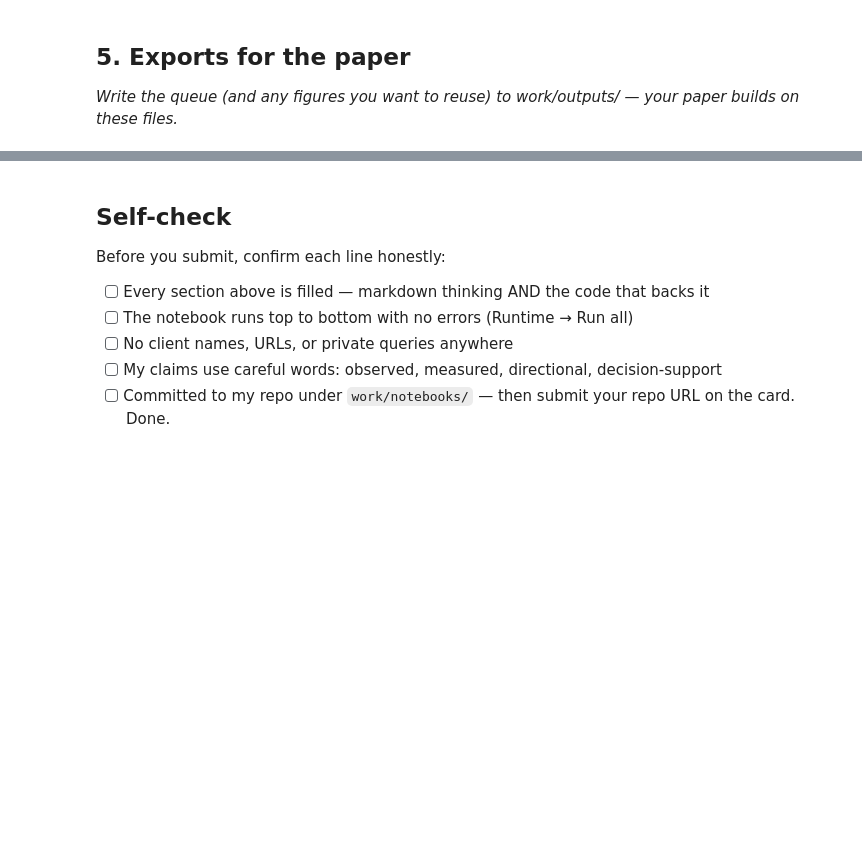
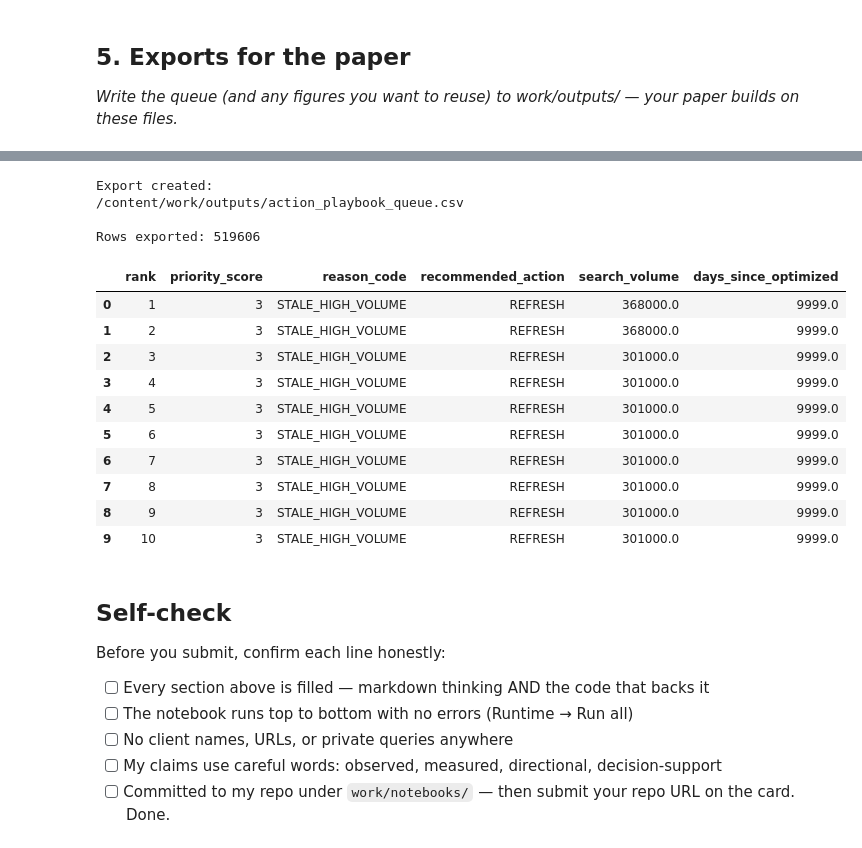
Before and after one commit to Abdullah200401/flyrank-ml-internship, a Jupyter notebook: work/notebooks/w07_action_playbook.ipynb, the cells around one changed output, grey strips where cells are left out. Drawn from its saved outputs; the diff is of its cells as text; code cells hidden in the pictures; blank space fills up the shorter version.

```diff
--- a/work/notebooks/w07_action_playbook.ipynb
+++ b/work/notebooks/w07_action_playbook.ipynb
@@ -41,6 +344,52 @@ This skeleton is yours to fill. Work the sections **in order** — each one has
 # %%
 # This cell is for CODE (numbers, a query, a check).
 # Write your text answer in the cell ABOVE this one — typing sentences here breaks Run All.
+# Section 5: Export ranked queue
+
+import os
+
+os.makedirs("/content/work/outputs", exist_ok=True)
+
+export_columns = [
+    "rank",
+    "priority_score",
+    "reason_code",
+    "recommended_action",
+    "search_volume",
+    "days_since_optimized"
+]
+
+queue_export = playbook_df[export_columns].copy()
+
+output_path = "/content/work/outputs/action_playbook_queue.csv"
+
+queue_export.to_csv(
+    output_path,
+    index=False
+)
+
+print("Export created:")
+print(output_path)
+
+print("\nRows exported:", len(queue_export))
+
+display(queue_export.head(10))
+# %% [output]
+Export created:
+/content/work/outputs/action_playbook_queue.csv
+
+Rows exported: 519606
+|  | rank | priority_score | reason_code | recommended_action | search_volume | days_since_optimized |
+| 0 | 1 | 3 | STALE_HIGH_VOLUME | REFRESH | 368000.0 | 9999.0 |
+| 1 | 2 | 3 | STALE_HIGH_VOLUME | REFRESH | 368000.0 | 9999.0 |
+| 2 | 3 | 3 | STALE_HIGH_VOLUME | REFRESH | 301000.0 | 9999.0 |
+| 3 | 4 | 3 | STALE_HIGH_VOLUME | REFRESH | 301000.0 | 9999.0 |
+| 4 | 5 | 3 | STALE_HIGH_VOLUME | REFRESH | 301000.0 | 9999.0 |
+| 5 | 6 | 3 | STALE_HIGH_VOLUME | REFRESH | 301000.0 | 9999.0 |
+| 6 | 7 | 3 | STALE_HIGH_VOLUME | REFRESH | 301000.0 | 9999.0 |
+| 7 | 8 | 3 | STALE_HIGH_VOLUME | REFRESH | 301000.0 | 9999.0 |
+| 8 | 9 | 3 | STALE_HIGH_VOLUME | REFRESH | 301000.0 | 9999.0 |
+| 9 | 10 | 3 | STALE_HIGH_VOLUME | REFRESH | 301000.0 | 9999.0 |
 # %% [markdown]
 ## Self-check
 
```
Also changed, not shown: parts of 11 cells of this notebook.
